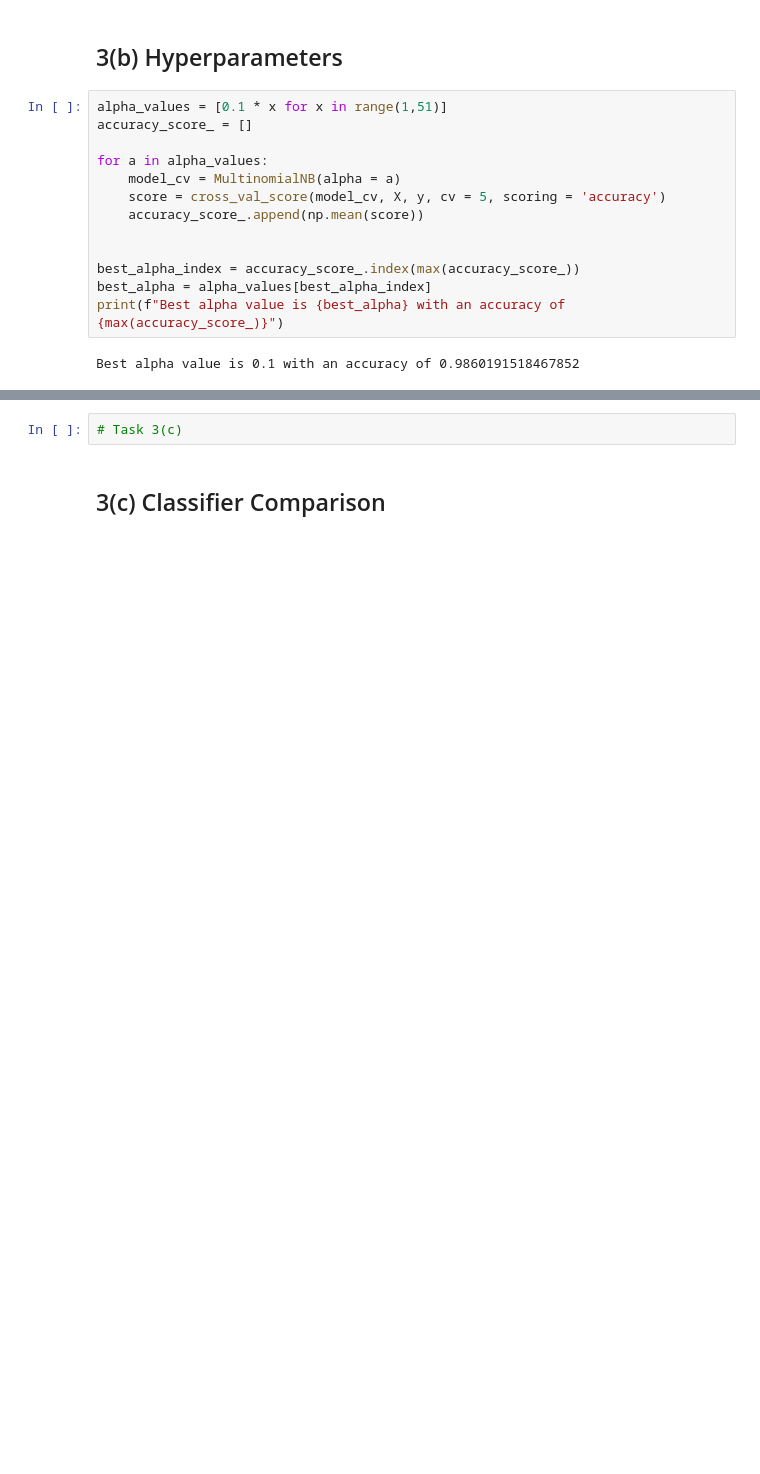
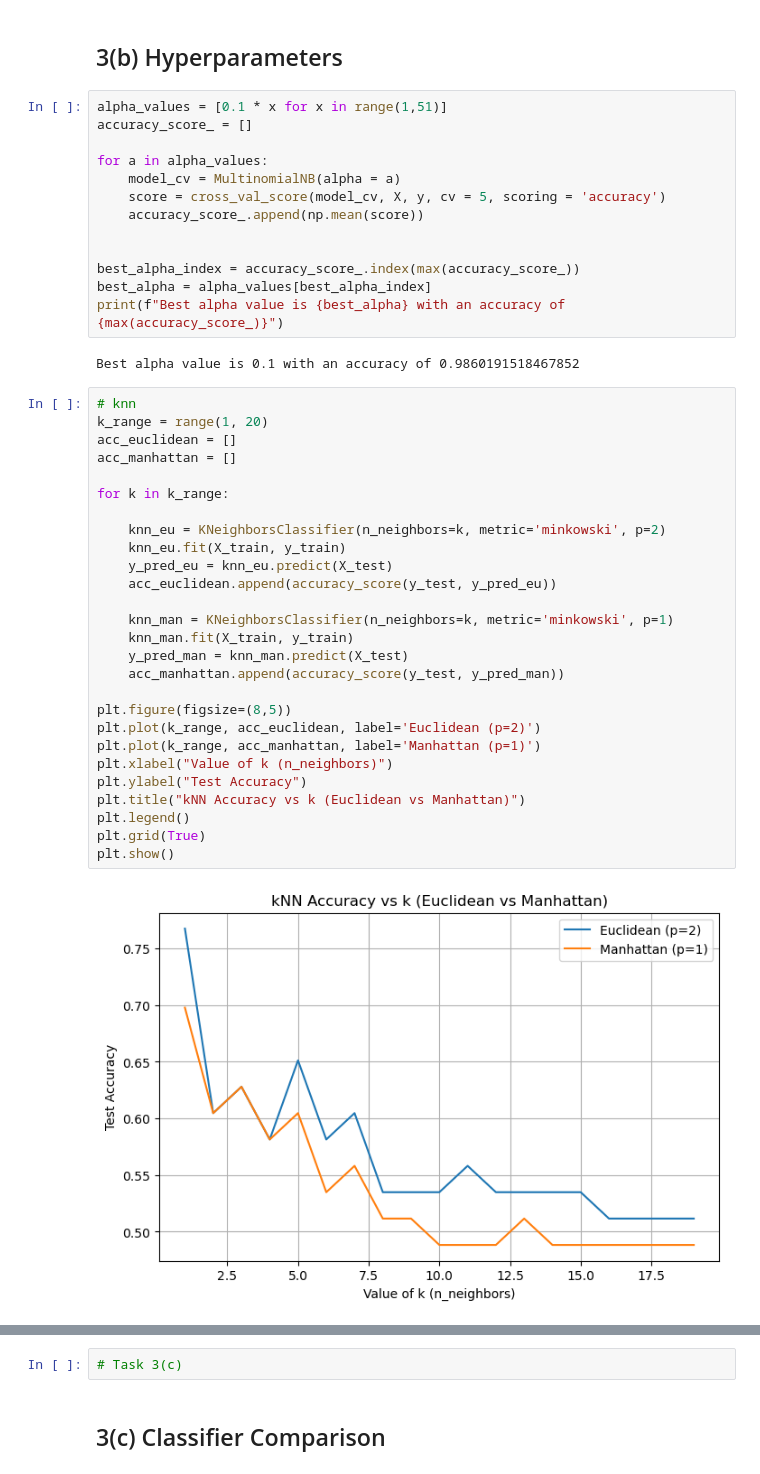
Before and after one commit to eand640/361assignment3, a Jupyter notebook: 361assignment3.ipynb, the cells around one changed output, grey strips where cells are left out. Saved outputs shown, nothing was run; the diff lists cells and outputs as text; blank space fills up the shorter version.

```diff
--- a/361assignment3.ipynb
+++ b/361assignment3.ipynb
@@ -200,3 +343,32 @@ best_alpha = alpha_values[best_alpha_index]
 print(f"Best alpha value is {best_alpha} with an accuracy of {max(accuracy_score_)}")
 # %% [output]
 Best alpha value is 0.1 with an accuracy of 0.9860191518467852
+# %%
+# knn
+k_range = range(1, 20)
+acc_euclidean = []
+acc_manhattan = []
+
+for k in k_range:
+
+    knn_eu = KNeighborsClassifier(n_neighbors=k, metric='minkowski', p=2)
+    knn_eu.fit(X_train, y_train)
+    y_pred_eu = knn_eu.predict(X_test)
+    acc_euclidean.append(accuracy_score(y_test, y_pred_eu))
+
+    knn_man = KNeighborsClassifier(n_neighbors=k, metric='minkowski', p=1)
+    knn_man.fit(X_train, y_train)
+    y_pred_man = knn_man.predict(X_test)
+    acc_manhattan.append(accuracy_score(y_test, y_pred_man))
+
+plt.figure(figsize=(8,5))
+plt.plot(k_range, acc_euclidean, label='Euclidean (p=2)')
+plt.plot(k_range, acc_manhattan, label='Manhattan (p=1)')
+plt.xlabel("Value of k (n_neighbors)")
+plt.ylabel("Test Accuracy")
+plt.title("kNN Accuracy vs k (Euclidean vs Manhattan)")
+plt.legend()
+plt.grid(True)
+plt.show()
+# %% [output]
+[figure, added]
```
Also changed, not shown: parts of 8 cells of this notebook.
